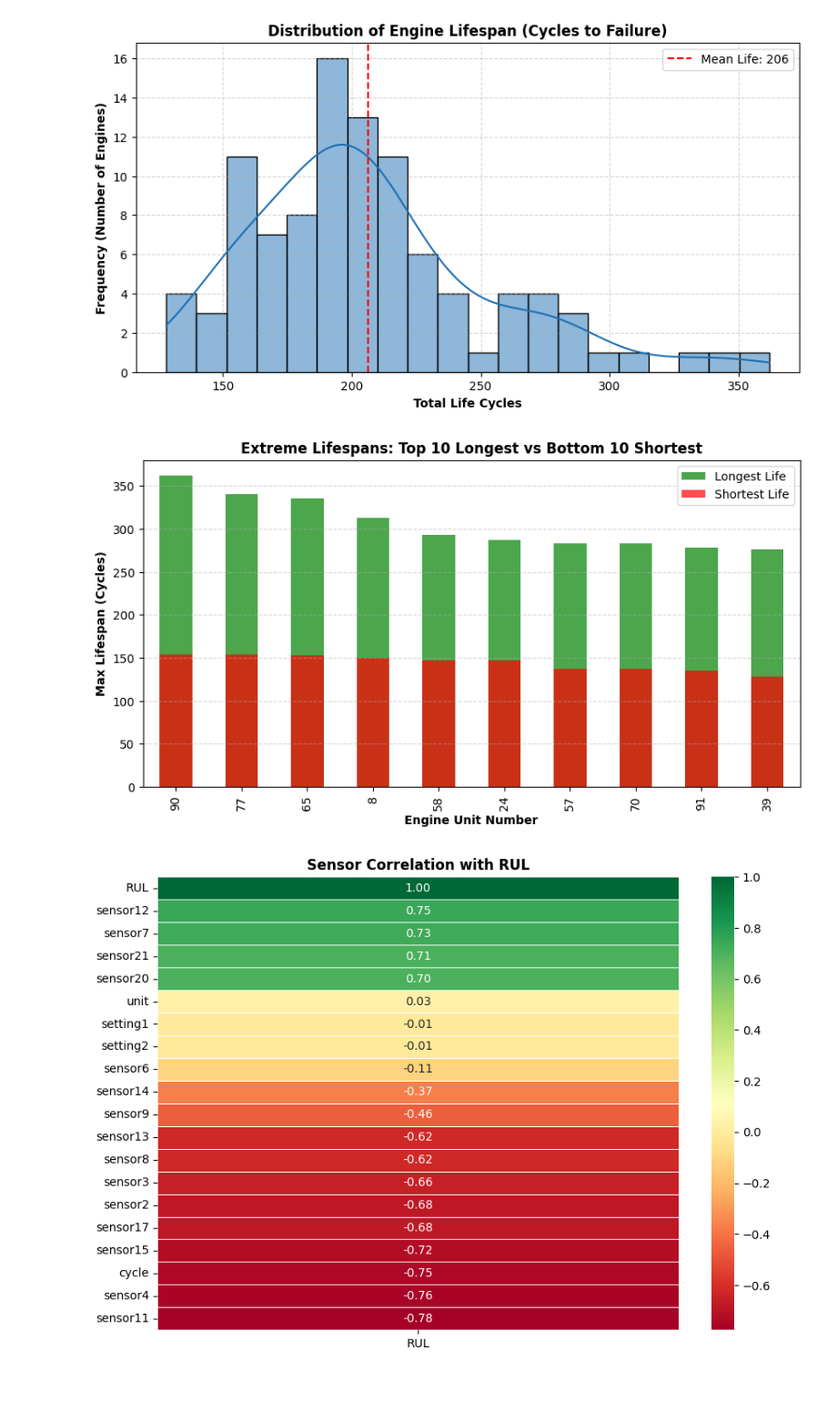
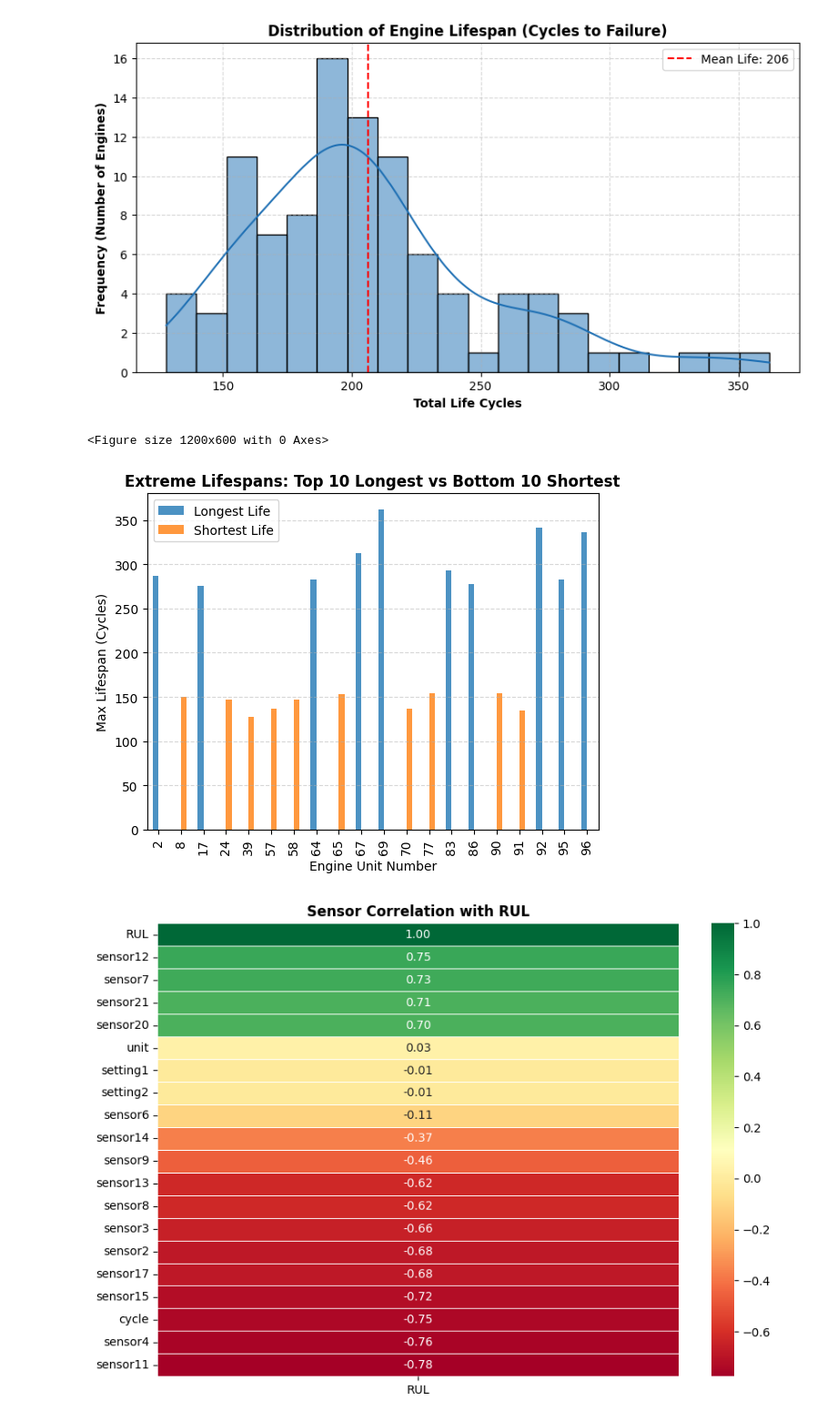
Before and after one commit to khursh-eed/predictive-maintenance, a Jupyter notebook: notebook/e2.ipynb, the cells around one changed output. Shown at 91% size. Drawn from its saved outputs; the diff is of its cells as text; code cells hidden in the pictures; blank space fills up the shorter version.

Commit message:
Updated graph in notebook

```diff
--- a/notebook/e2.ipynb
+++ b/notebook/e2.ipynb
@@ -197,19 +197,35 @@ plt.show()
 # the data is slightly rightskewed - kind of justifies why we needed the RUL clipping
 # %%
 # Bar Chart (Extremes)
-sorted_lifespan = engine_lifespan.sort_values(ascending=False)
-plt.figure(figsize=(10, 5))
-sorted_lifespan.head(10).plot(kind='bar', color='green', alpha=0.7, label='Longest Life')
-sorted_lifespan.tail(10).plot(kind='bar', color='red', alpha=0.7, label='Shortest Life')
-plt.title('Extreme Lifespans: Top 10 Longest vs Bottom 10 Shortest', fontweight='bold', size=12)
-plt.xlabel('Engine Unit Number', fontweight='bold')
-plt.ylabel('Max Lifespan (Cycles)', fontweight='bold')
+
+engine_lifespan = train_df.groupby("unit")["cycle"].max()
+
+
+top_10_longest = engine_lifespan.nlargest(10)
+top_10_shortest = engine_lifespan.nsmallest(10)
+
+
+import pandas as pd
+
+extreme_df = pd.DataFrame({
+    "Longest Life": top_10_longest,
+    "Shortest Life": top_10_shortest
+})
+
+# Step 4: Plot properly
+plt.figure(figsize=(12, 6))
+extreme_df.plot(kind='bar', alpha=0.8)
+
+plt.title('Extreme Lifespans: Top 10 Longest vs Bottom 10 Shortest', fontweight='bold')
+plt.xlabel('Engine Unit Number')
+plt.ylabel('Max Lifespan (Cycles)')
 plt.grid(axis='y', linestyle='--', alpha=0.5)
+plt.legend()
 
-plt.legend()
 plt.show()
 # %% [output]
+<Figure size 1200x600 with 0 Axes>
-[figure, old version]
+[figure, new version]
 # %%
 # Correlation Heatmap
 
```
Also changed, not shown: 1 other file.
